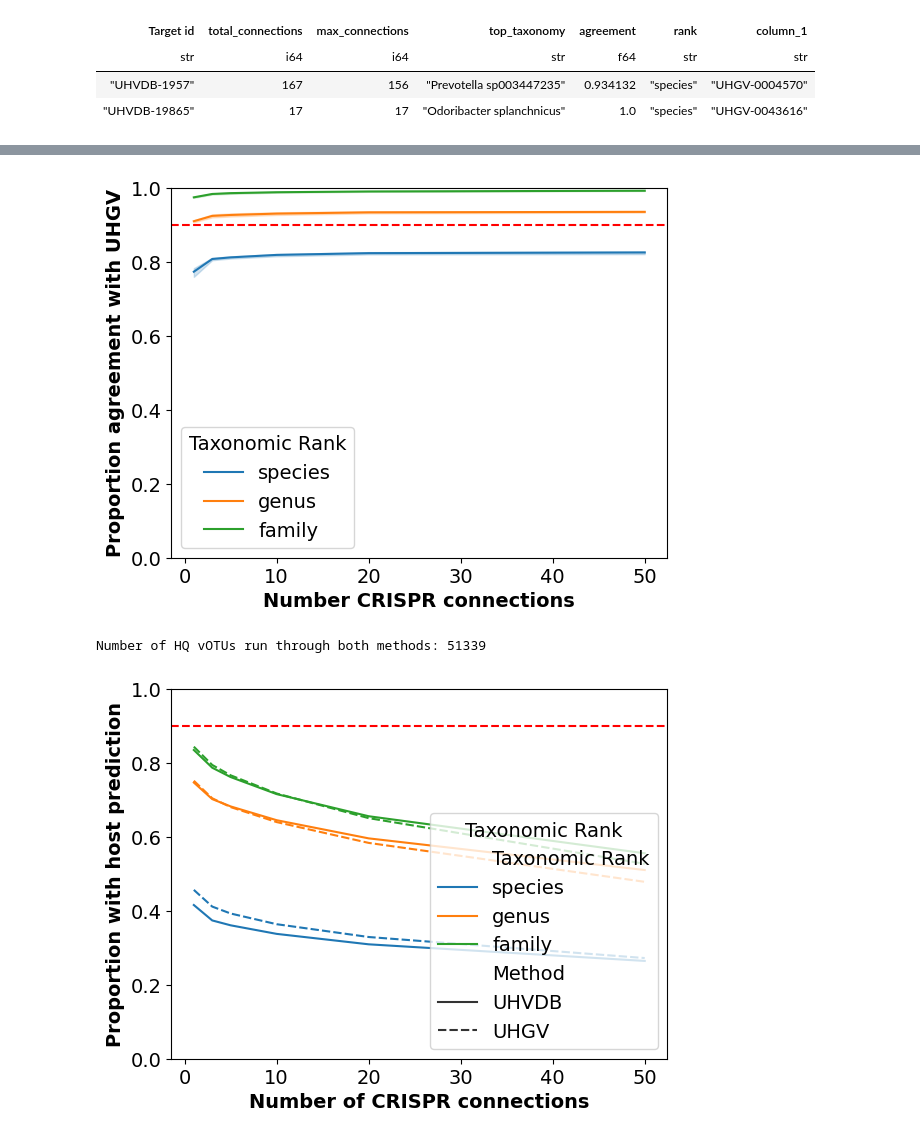
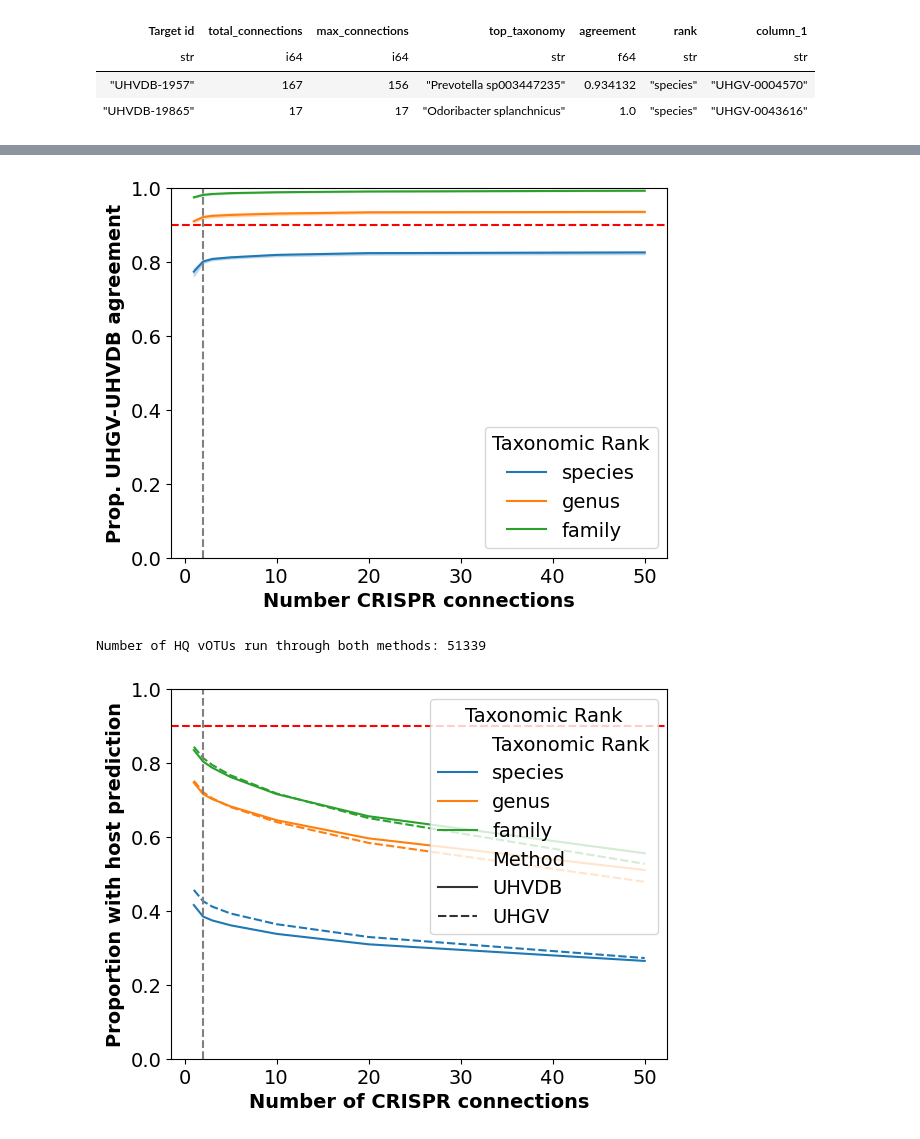
Before and after one commit to UHVDB/uhvdb-manuscript, a Jupyter notebook: figure_s11/figure_s11d.ipynb, the cells around one changed output, grey strips where cells are left out. Drawn from its saved outputs; the diff is of its cells as text; code cells hidden in the pictures.

Commit message:
Finalize figure s11

```diff
--- a/figure_s11/figure_s11d.ipynb
+++ b/figure_s11/figure_s11d.ipynb
@@ -176,7 +164,7 @@ for rank in ['species', 'genus', 'family']:#, 'phylum']:#, 'order', 'class', 'ph
                 .join(hq_votus, left_on='column_1', right_on='uhgv_genome', how='left')
         )
 
-        for num_hit in [1, 3, 5, 10, 20, 50]:
+        for num_hit in [1, 2, 3, 5, 10, 20, 50]:
             tp = uhgv_uhvdb_join.filter(pl.col('top_taxonomy') == pl.col(f'host_{rank}')).filter(pl.col('total_connections') >= num_hit).height
             fp = uhgv_uhvdb_join.filter((pl.col('top_taxonomy') != pl.col(f'host_{rank}')) & (~pl.col('top_taxonomy').is_null())).filter(pl.col('total_connections') >= num_hit).height
             fn = uhgv_uhvdb_join.filter(pl.col('top_taxonomy').is_null()).height
@@ -205,15 +193,15 @@ precision_df = pl.DataFrame({
 # plot results as a seaborn boxplot
 sns.lineplot(data=precision_df, x='num_hits', y='precision', hue='rank')
 plt.xlabel('Number CRISPR connections', fontdict={'fontweight': 'bold'})
-plt.ylabel('Proportion agreement with UHGV', fontdict={'fontweight': 'bold'})
+plt.ylabel('Prop. UHGV-UHVDB agreement', fontdict={'fontweight': 'bold'})
 plt.legend(title='Taxonomic Rank')
 # horizontal line at y=0.9
 plt.axhline(y=0.9, color='r', linestyle='--')
-# plt.axvline(x=20, color='grey', linestyle='--')
+plt.axvline(x=2, color='grey', linestyle='--')
 plt.ylim(0,1)
 plt.show()
 # %% [output]
-[figure, old version]
+[figure, new version]
 # %%
 ### Identify number of HQ vOTUs run through both methods
 both_methods = set(
@@ -231,7 +219,7 @@ num_hits = []
 ranks = []
 
 for rank in ['species', 'genus', 'family']:
-    for num_hit in [1, 3, 5, 10, 20, 50]:
+    for num_hit in [1, 2, 3, 5, 10, 20, 50]:
         uhgv_new = (
             uhvdb_host_predictions
                 .filter(pl.col('column_1').is_in(both_methods))
@@ -267,21 +255,22 @@ for rank in ['species', 'genus', 'family']:
 # %%
 ### Plot annotaiton rate comparison between new and old methods
 annotation_rate_df = pl.DataFrame({
     'Taxonomic Rank': ranks,
     'num_hits': num_hits,
     'props': props,
     'Method': methods
 })
 
 # plot results as a seaborn boxplot
 sns.lineplot(data=annotation_rate_df, x='num_hits', y='props', hue='Taxonomic Rank', style='Method')
 plt.xlabel('Number of CRISPR connections', fontdict={'fontweight': 'bold'})
 plt.ylabel('Proportion with host prediction', fontdict={'fontweight': 'bold'})
 # horizontal line at y=0.9
 # move legend to bottom right
-plt.legend(title='Taxonomic Rank', loc='lower right')
+plt.legend(title='Taxonomic Rank', loc='upper right')
 plt.axhline(y=0.9, color='r', linestyle='--')
+plt.axvline(x=2, color='grey', linestyle='--')
 plt.ylim(0,1)
 plt.show()
 # %% [output]
-[figure, old version]
+[figure, new version]
```
Also changed, not shown: parts of 2 cells of this notebook, 1 other file.
